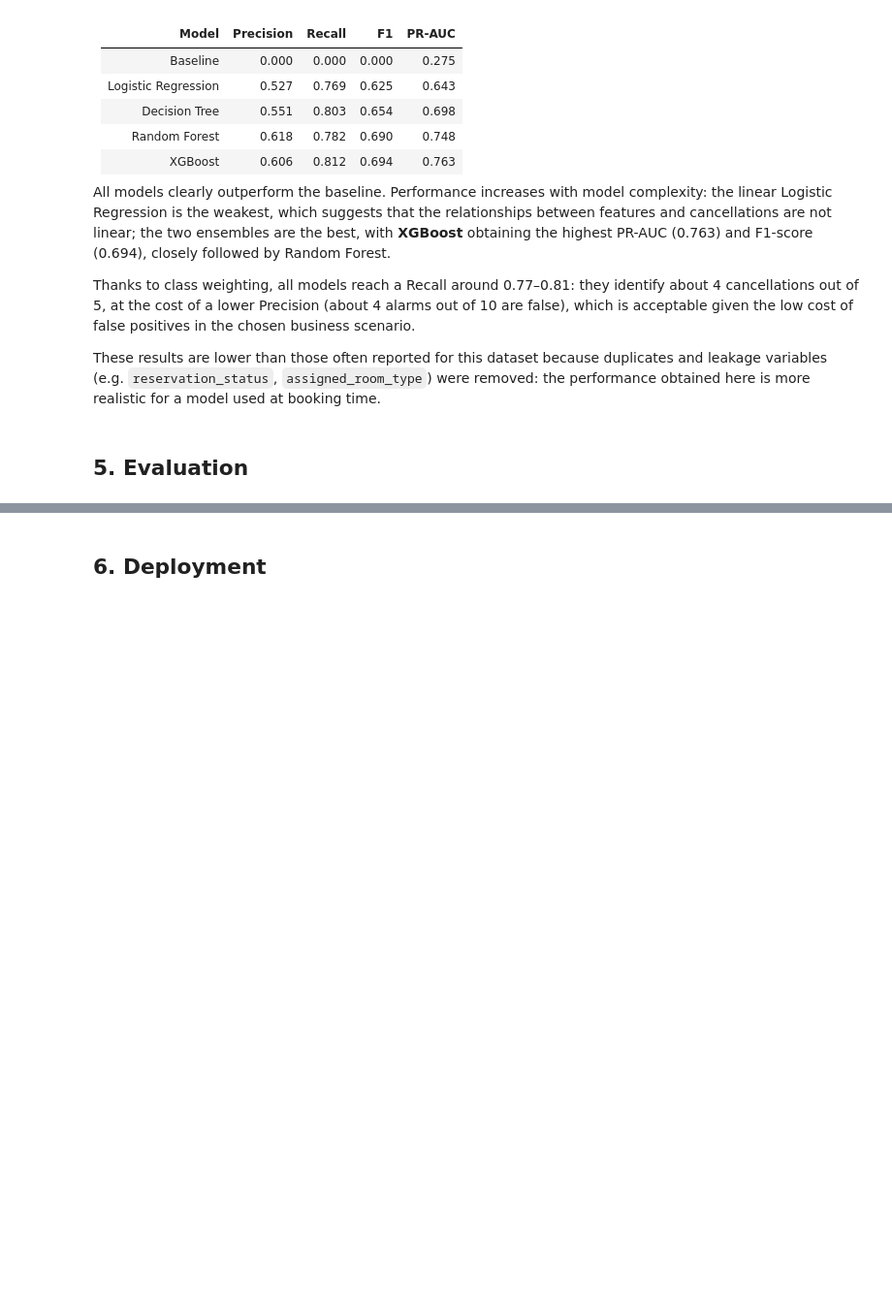
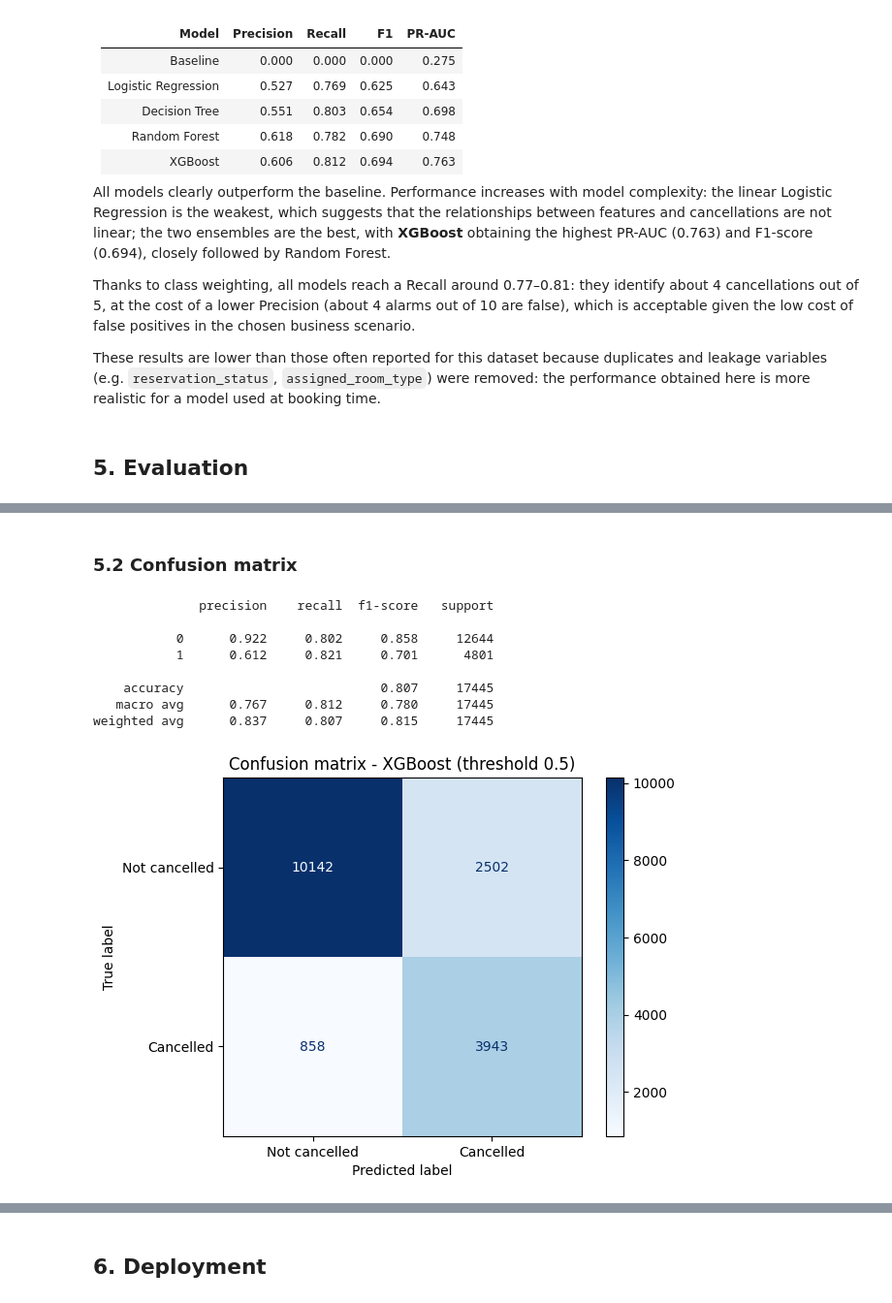
Before and after one commit to marthinaf03/ml-hotel-booking-cancellation, a Jupyter notebook: hotel_booking_cancellation.ipynb, the cells around one changed output, grey strips where cells are left out. Shown at 97% size. Drawn from its saved outputs; the diff is of its cells as text; code cells hidden in the pictures; blank space fills up the shorter version.

```diff
--- a/hotel_booking_cancellation.ipynb
+++ b/hotel_booking_cancellation.ipynb
@@ -550,0 +554,25 @@ These results are lower than those often reported for this dataset because dupli
+# %%
+import os
+from sklearn.metrics import precision_score, recall_score, f1_score, average_precision_score
+
+os.makedirs('figures', exist_ok=True)
+
+best_models = {
+    'Logistic Regression': lr_search.best_estimator_,
+    'Decision Tree': dt_search.best_estimator_,
+    'Random Forest': rf_search.best_estimator_,
+    'XGBoost': xgb_search.best_estimator_
+}
+
+test_results = {}
+for name, model in best_models.items():
+    y_pred = model.predict(X_test)
+    y_proba = model.predict_proba(X_test)[:, 1]
+    test_results[name] = {
+        'precision': round(precision_score(y_test, y_pred), 3),
+        'recall': round(recall_score(y_test, y_pred), 3),
+        'f1': round(f1_score(y_test, y_pred), 3),
+        'pr_auc': round(average_precision_score(y_test, y_proba), 3)
+    }
+
+pd.DataFrame(test_results).T
@@ -550,0 +594,27 @@ These results are lower than those often reported for this dataset because dupli
+# %% [markdown]
+### 5.2 Confusion matrix
+# %%
+from sklearn.metrics import ConfusionMatrixDisplay, classification_report
+
+best_model = best_models['XGBoost']
+y_proba = best_model.predict_proba(X_test)[:, 1]
+y_pred = (y_proba >= 0.5).astype(int)
+
+print(classification_report(y_test, y_pred, digits=3))
+
+ConfusionMatrixDisplay.from_predictions(y_test, y_pred,
+                                        display_labels=['Not cancelled', 'Cancelled'],
+                                        cmap='Blues', values_format='d')
+plt.title('Confusion matrix - XGBoost (threshold 0.5)')
+plt.savefig('figures/confusion_matrix.png', dpi=150, bbox_inches='tight')
+plt.show()
+# %% [output]
+              precision    recall  f1-score   support
+
+           0      0.922     0.802     0.858     12644
+           1      0.612     0.821     0.701      4801
+
+    accuracy                          0.807     17445
+   macro avg      0.767     0.812     0.780     17445
+weighted avg      0.837     0.807     0.815     17445
+[figure, added]
```
Also changed, not shown: parts of 10 cells of this notebook.
